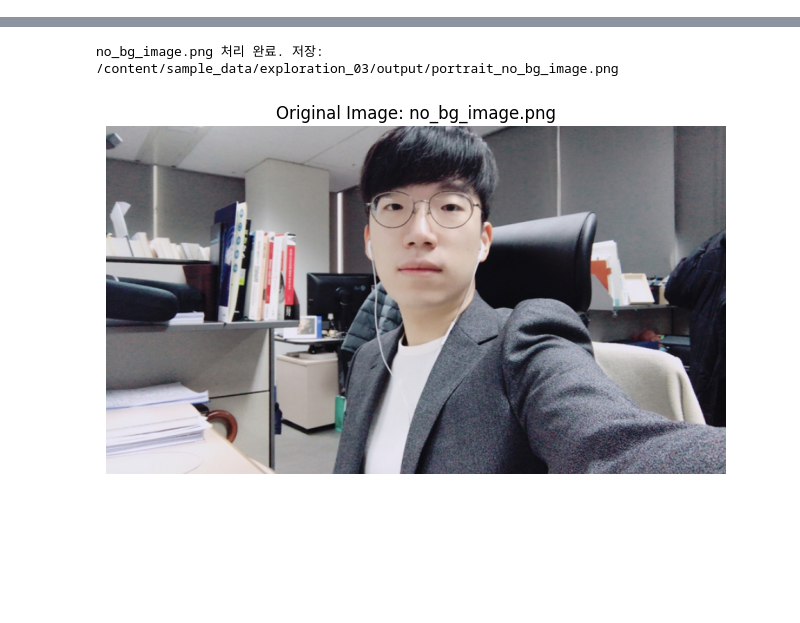
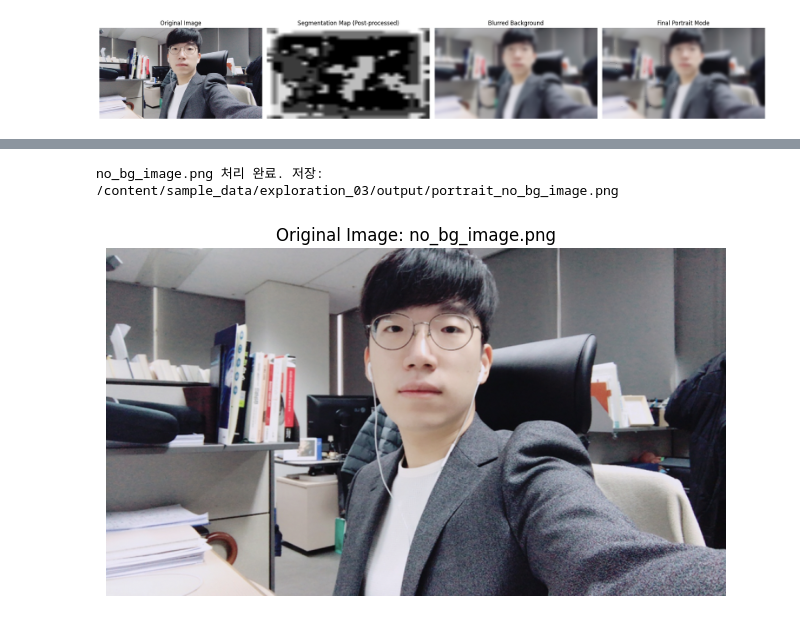
Before and after one commit to MSIMulti/AIFFEL_quest_cr, a Jupyter notebook: Exploration/Ex03/exploration_03_MansoonIm.ipynb, the cells around one changed output, grey strips where cells are left out. Saved outputs shown, nothing was run; the diff lists cells and outputs as text; code cells hidden in the pictures; blank space fills up the shorter version.

```diff
--- a/Exploration/Ex03/exploration_03_MansoonIm.ipynb
+++ b/Exploration/Ex03/exploration_03_MansoonIm.ipynb
@@ -26,3 +26,96 @@ Requirement already satisfied: pyparsing>=2.3.1 in /usr/local/lib/python3.10/dis
 Requirement already satisfied: python-dateutil>=2.7 in /usr/local/lib/python3.10/dist-packages (from matplotlib->mediapipe) (2.8.2)
 Requirement already satisfied: pycparser in /usr/local/lib/python3.10/dist-packages (from CFFI>=1.0->sounddevice>=0.4.4->mediapipe) (2.22)
 Requirement already satisfied: six>=1.5 in /usr/local/lib/python3.10/dist-packages (from python-dateutil>=2.7->matplotlib->mediapipe) (1.16.0)
+# %%
+# DeepLabV3+ 모델 로드 (ResNet-101 백본 사용, 입력 크기 변경)
+model = tf.keras.applications.ResNet101(
+    weights='imagenet', include_top=False, input_shape=(1024, 1024, 3)
+)
+
+# 경로 설정
+image_folder = '/content/sample_data/exploration_03/image'
+output_folder = '/content/sample_data/exploration_03/output'
+
+# 폴더 생성 확인 및 생성
+if not os.path.exists(image_folder):
+    os.makedirs(image_folder)
+    print(f"이미지 폴더를 생성했습니다: {image_folder}")
+else:
+    print(f"이미지 폴더 경로 확인: {image_folder}")
+
+if not os.path.exists(output_folder):
+    os.makedirs(output_folder)
+    print(f"출력 폴더를 생성했습니다: {output_folder}")
+else:
+    print(f"출력 폴더 경로 확인: {output_folder}")
+
+# 이미지 처리
+for image_name in os.listdir(image_folder):
+    img_path = os.path.join(image_folder, image_name)
+    print(f"처리 중인 이미지: {img_path}")
+
+    # 이미지 읽기
+    image = cv2.imread(img_path)
+    if image is None:
+        print(f"이미지 {image_name}를 읽을 수 없습니다. 건너뜁니다.")
+        continue
+
+    # 원본 크기 저장
+    original_size = (image.shape[1], image.shape[0])
+
+    # 입력 이미지 전처리
+    input_image = cv2.resize(image, (1024, 1024))  # 더 큰 해상도로 변경
+    input_image = np.expand_dims(input_image, axis=0)
+    input_image = tf.cast(input_image, tf.float32) / 127.5 - 1
+
+    # 모델 예측
+    print(f"모델 예측 중: {image_name}")
+    predictions = model.predict(input_image, verbose=1)
+    segmentation_map = np.argmax(predictions, axis=-1)[0]
+
+    # 원본 크기로 세그멘테이션 맵 리사이즈
+    segmentation_map = cv2.resize(segmentation_map.astype(np.uint8), original_size)
+
+    # 모폴로지 연산 적용 (팽창 후 침식으로 인물 영역 확실히)
+    kernel = np.ones((5, 5), np.uint8)
+    segmentation_map = cv2.morphologyEx(segmentation_map, cv2.MORPH_CLOSE, kernel)
+
+    # 배경 흐림 처리
+    blurred_bg = cv2.GaussianBlur(image, (55, 55), 0)
+
+    # 마스크 생성 및 적용
+    condition = segmentation_map == 15  # 클래스 15가 인물을 나타낸다고 가정
+    mask = np.stack([condition] * 3, axis=-1)
+    output_image = np.where(mask, image, blurred_bg)
+
+    # 시각적 비교
+    fig, axes = plt.subplots(1, 4, figsize=(20, 10))
+    axes[0].imshow(cv2.cvtColor(image, cv2.COLOR_BGR2RGB))
+    axes[0].set_title("Original Image")
+    axes[0].axis('off')
+
+    axes[1].imshow(segmentation_map, cmap='gray')
+    axes[1].set_title("Segmentation Map (Post-processed)")
+    axes[1].axis('off')
+
+    axes[2].imshow(cv2.cvtColor(blurred_bg, cv2.COLOR_BGR2RGB))
+    axes[2].set_title("Blurred Background")
+    axes[2].axis('off')
+
+    axes[3].imshow(cv2.cvtColor(output_image, cv2.COLOR_BGR2RGB))
+    axes[3].set_title("Final Portrait Mode")
+    axes[3].axis('off')
+
+    plt.tight_layout()
+    plt.show()
+
+    # 결과 저장
+    output_path = os.path.join(output_folder, f"portrait_{image_name}")
+    success = cv2.imwrite(output_path, output_image)
+    if success:
+        print(f"{image_name} 처리가 완료되었습니다. 결과 저장: {output_path}")
+    else:
+        print(f"이미지 저장 실패: {output_path}")
+
+print("모든 이미지 처리가 완료되었습니다.")
+# %% [output]
@@ -28,0 +127 @@ Requirement already satisfied: six>=1.5 in /usr/local/lib/python3.10/dist-packag
+[figure, added]
```
Also changed, not shown: parts of 1 cell of this notebook.
